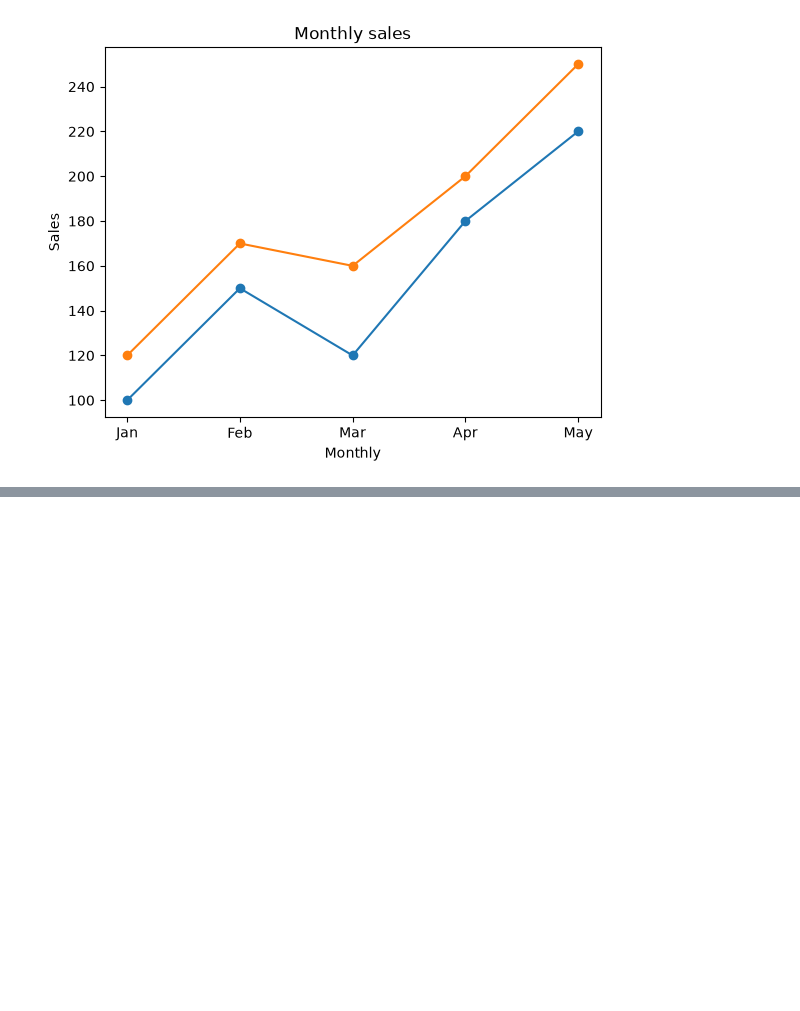
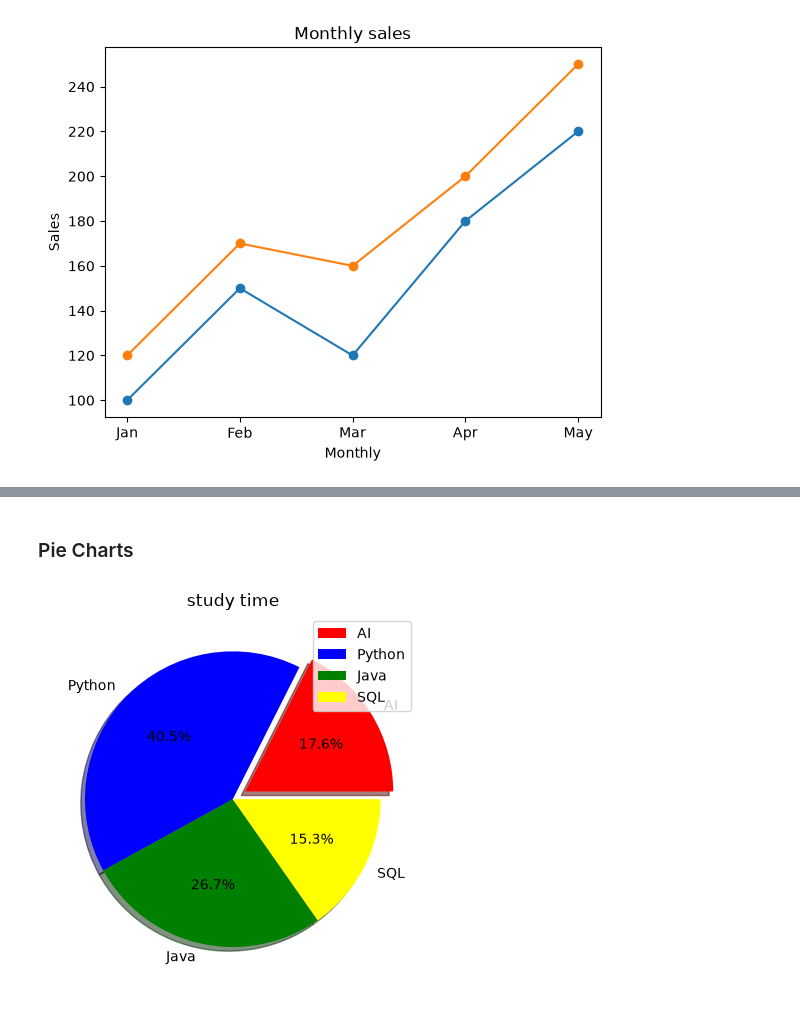
Before and after one commit to manukumsr54/Python-College, a Jupyter notebook: Day3_Matplotlib.ipynb, the cells around one changed output, grey strips where cells are left out. Cells and saved outputs as stored; diff of their text form; code cells hidden in the pictures; blank space fills up the shorter version.

```diff
--- a/Day3_Matplotlib.ipynb
+++ b/Day3_Matplotlib.ipynb
@@ -70,0 +106,22 @@ plt.show()
+# %% [markdown]
+### Pie Charts
+# %%
+import matplotlib.pyplot as plt
+
+subject = ["AI", "Python", "Java", "SQL"]
+hours = [23, 53,35,20]
+explode = [0.1, 0, 0, 0]
+mycolors = ["red", "blue", "green", "yellow"]
+
+plt.pie(hours,
+        labels=subject,
+        explode=explode,
+    autopct="%1.1f%%",
+    shadow=True,
+    colors = mycolors
+        )
+plt.title("study time")
+plt.legend()
+plt.show()
+# %% [output]
+[figure, added]
```
Also changed, not shown: parts of 3 cells of this notebook.
